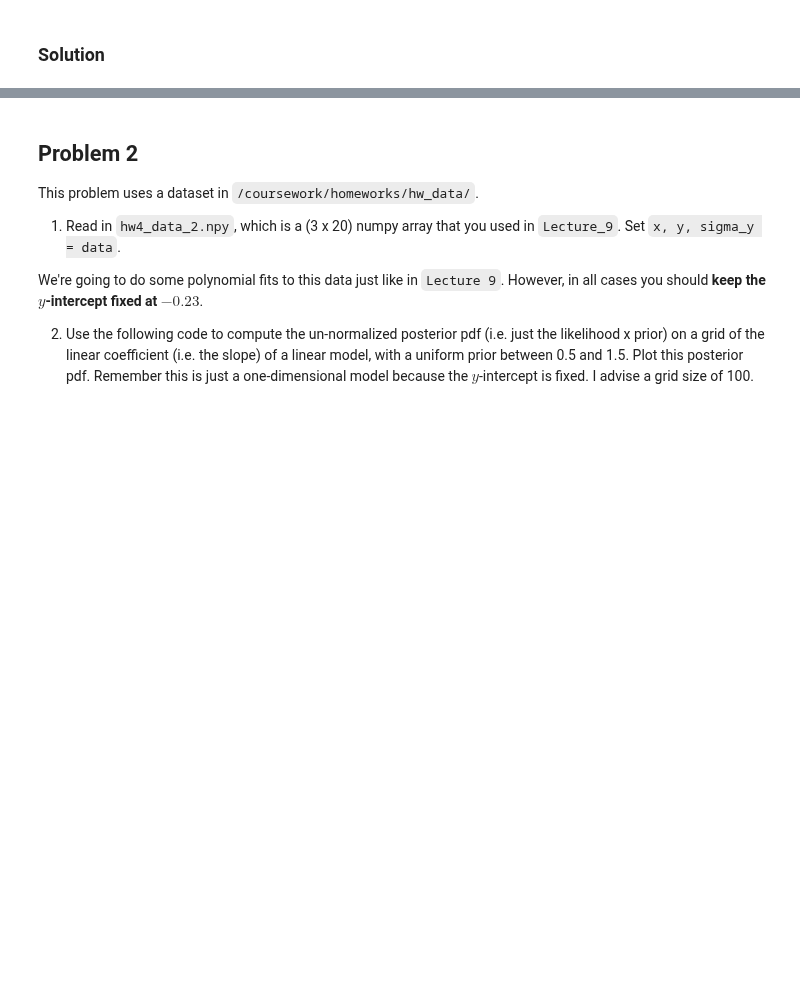
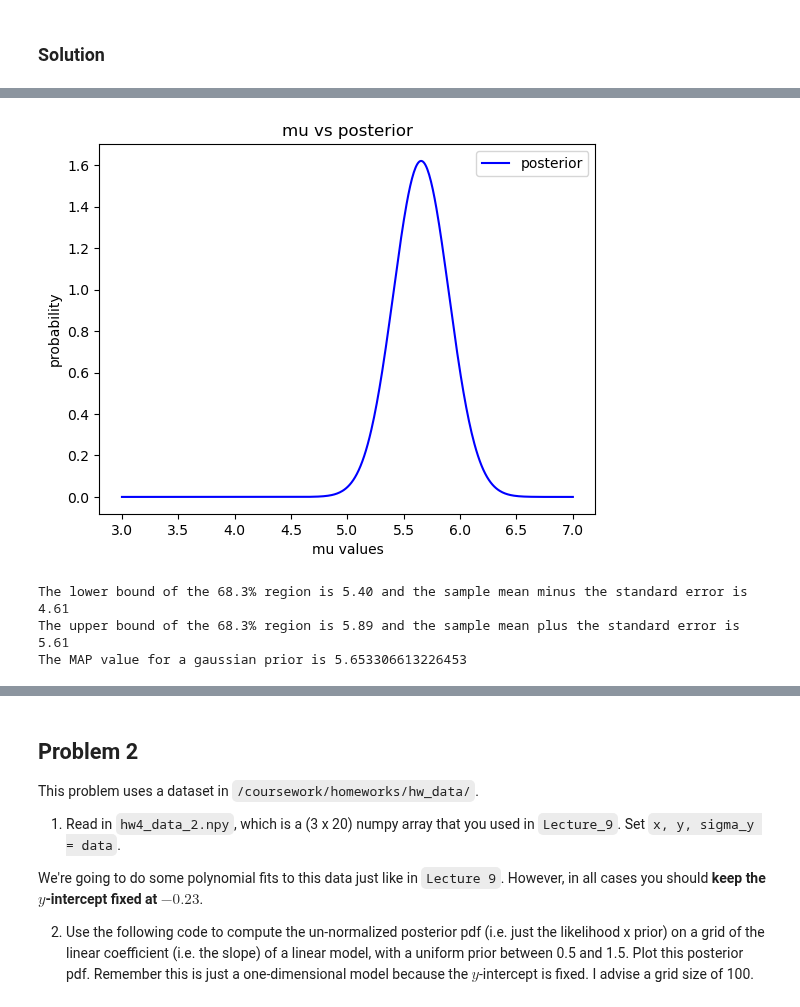
Before and after one commit to NihanPol/ASTR_3300_S2025, a Jupyter notebook: coursework/student_folders/joel_elliott/homework/Homework_4_JoelElliott.ipynb, the cells around one changed output, grey strips where cells are left out. Cells and saved outputs as stored; diff of their text form; code cells hidden in the pictures; blank space fills up the shorter version.

```diff
--- a/coursework/student_folders/joel_elliott/homework/Homework_4_JoelElliott.ipynb
+++ b/coursework/student_folders/joel_elliott/homework/Homework_4_JoelElliott.ipynb
@@ -30,0 +125,27 @@ This problem uses a dataset in `/coursework/homeworks/hw_data/`.
+# %%
+# Part 6
+
+p_g = lambda mu: stats.norm.pdf(mu, 6, 0.3)
+p_v_g = [posterior(mu, v, uncert, p_g) for mu in mu_grid]
+p_v_g /= np.trapz(p_v_g, mu_grid)
+
+plt.plot(mu_grid, p_v_g, color = 'blue', label = 'posterior')
+plt.xlabel('mu values')
+plt.ylabel('probability')
+plt.title('mu vs posterior')
+plt.legend()
+plt.show()
+
+c_g = np.cumsum(p_v_g) * (mu_grid[1]-mu_grid[0])
+lb_g = mu_grid[np.argmin(np.abs(c_g - 0.1585))]
+ub_g = mu_grid[np.argmin(np.abs(c_g - 0.8415))]
+m_g = mu_grid[np.argmax(p_v_g)]
+
+print(f'The lower bound of the 68.3% region is {lb_g:.2f} and the sample mean minus the standard error is {sm_m_ste:.2f}')
+print(f'The upper bound of the 68.3% region is {ub_g:.2f} and the sample mean plus the standard error is {sm_p_ste:.2f}')
+print('The MAP value for a gaussian prior is', m_g)
+# %% [output]
+[figure, added]
+The lower bound of the 68.3% region is 5.40 and the sample mean minus the standard error is 4.61
+The upper bound of the 68.3% region is 5.89 and the sample mean plus the standard error is 5.61
+The MAP value for a gaussian prior is 5.653306613226453
```
Also changed, not shown: parts of 14 cells of this notebook, 3 other files.
